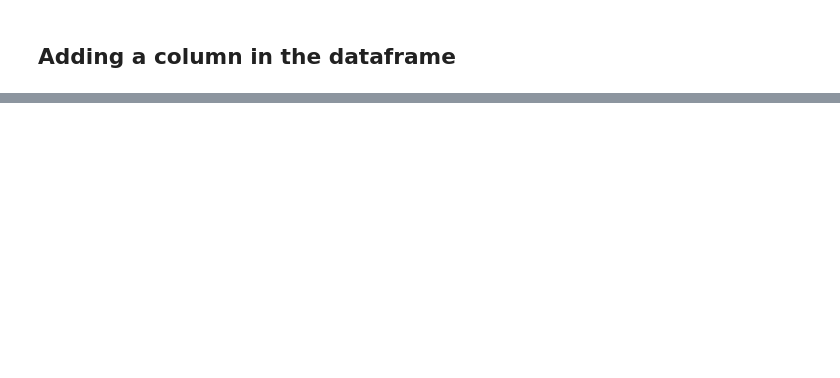
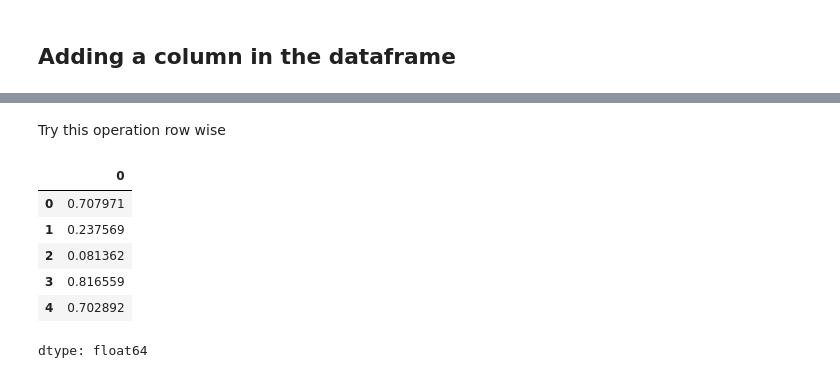
Before and after one commit to 24f1000525/ML, a Jupyter notebook: Intro_to_Panda.ipynb, the cells around one changed output, grey strips where cells are left out. Saved outputs shown, nothing was run; the diff lists cells and outputs as text; code cells hidden in the pictures; blank space fills up the shorter version.

```diff
--- a/Intro_to_Panda.ipynb
+++ b/Intro_to_Panda.ipynb
@@ -507,0 +553,12 @@ df_copy.sample(3,replace=True)
+# %% [markdown]
+Try this operation row wise
+# %%
+df.mean(axis=1)
+# %% [output]
+|  | 0 |
+| 0 | 0.707971 |
+| 1 | 0.237569 |
+| 2 | 0.081362 |
+| 3 | 0.816559 |
+| 4 | 0.702892 |
+dtype: float64
```
Also changed, not shown: parts of 29 cells of this notebook.
